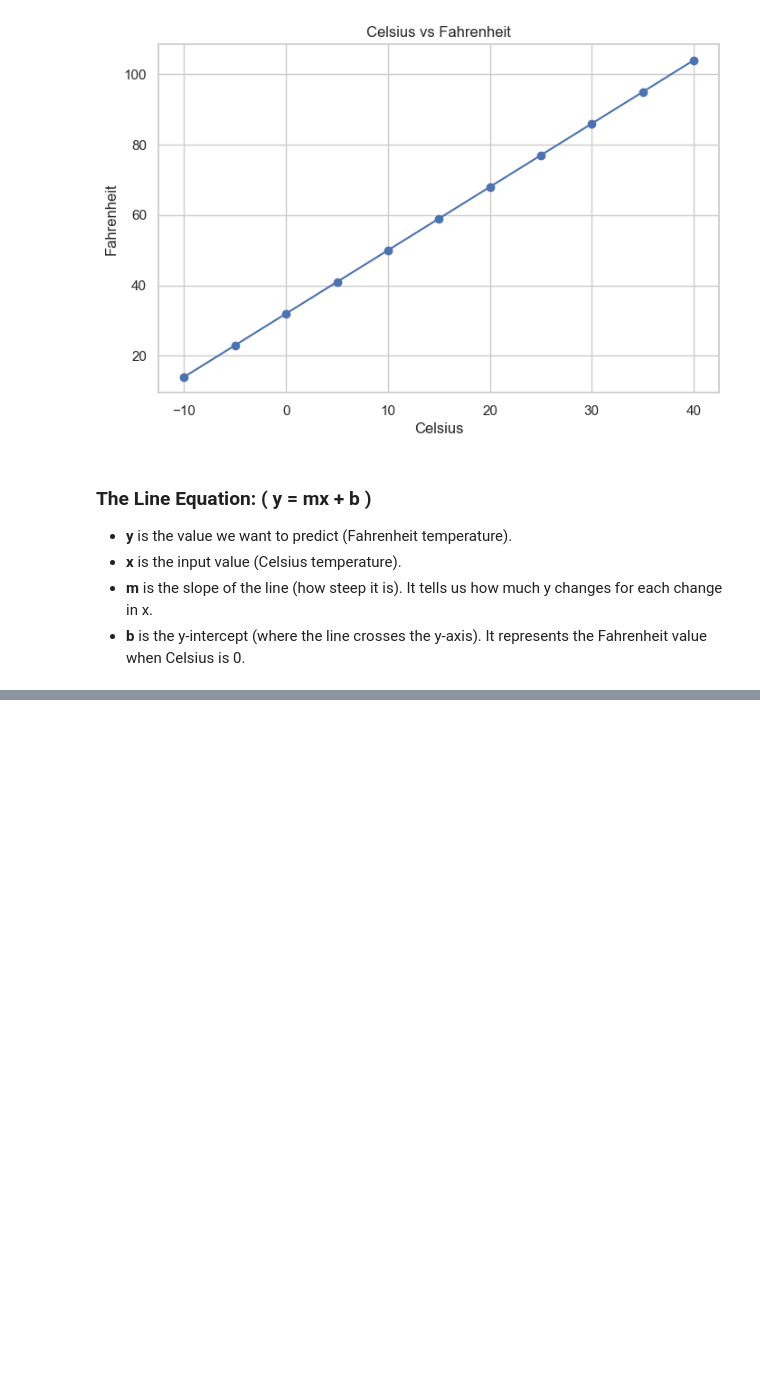
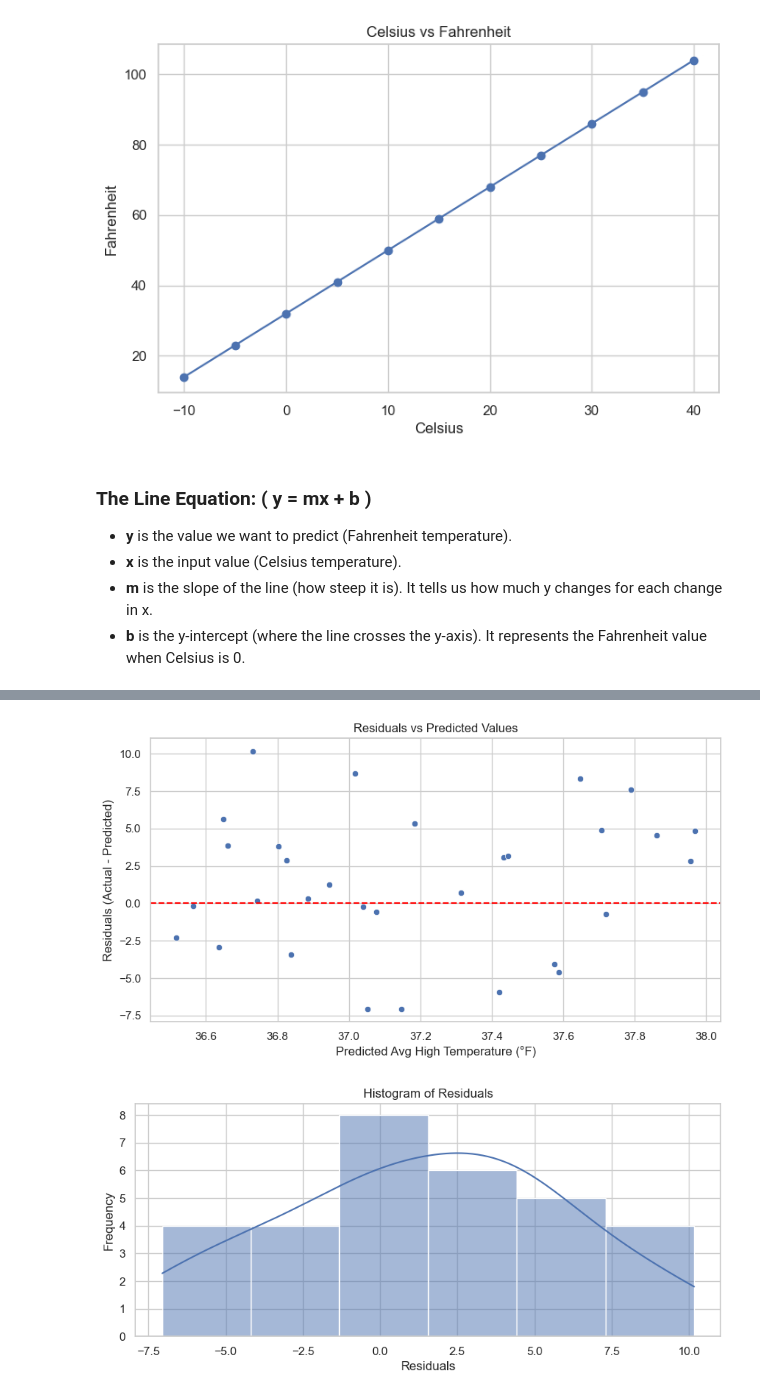
Before and after one commit to teflxndxn/datafun-07-applied, a Jupyter notebook: blessing_ml.ipynb, the cells around one changed output, grey strips where cells are left out. Cells and saved outputs as stored; diff of their text form; code cells hidden in the pictures; blank space fills up the shorter version.

```diff
--- a/blessing_ml.ipynb
+++ b/blessing_ml.ipynb
@@ -50,0 +253,33 @@ plt.show()
+# %%
+import matplotlib.pyplot as plt
+import seaborn as sns
+import scipy.stats as stats
+
+# Calculate residuals for the test set
+residuals = y_test - y_pred
+
+# Plot residuals vs predicted values
+plt.figure(figsize=(10,5))
+sns.scatterplot(x=y_pred, y=residuals)
+plt.axhline(0, color='red', linestyle='--')
+plt.title('Residuals vs Predicted Values')
+plt.xlabel('Predicted Avg High Temperature (°F)')
+plt.ylabel('Residuals (Actual - Predicted)')
+plt.show()
+
+# Plot histogram of residuals
+plt.figure(figsize=(10,4))
+sns.histplot(residuals, kde=True)
+plt.title('Histogram of Residuals')
+plt.xlabel('Residuals')
+plt.ylabel('Frequency')
+plt.show()
+
+# Q-Q plot for residuals normality check
+plt.figure(figsize=(6,6))
+stats.probplot(residuals, dist="norm", plot=plt)
+plt.title('Q-Q Plot of Residuals')
+plt.show()
+# %% [output]
+[figure, added]
+[figure, added]
```
Also changed, not shown: parts of 13 cells of this notebook, 1 other file.
